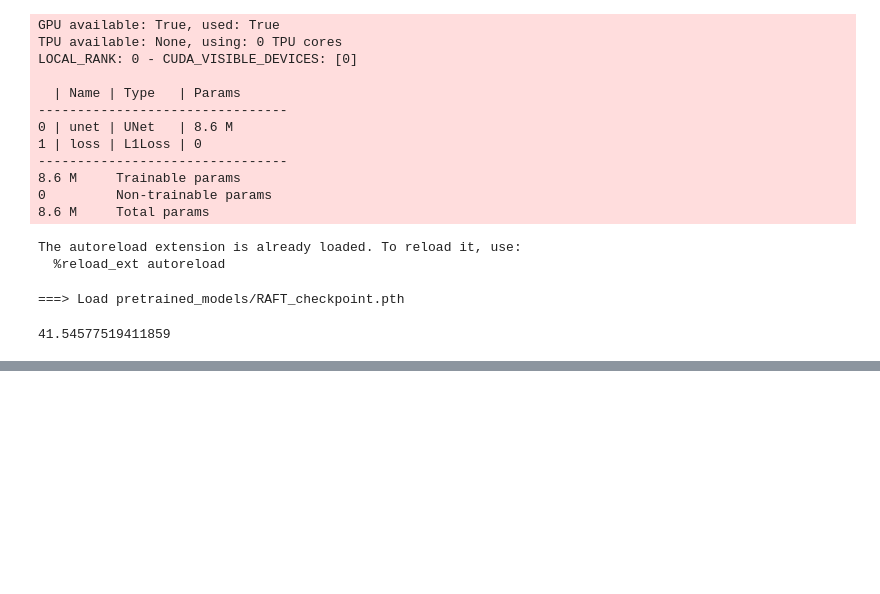
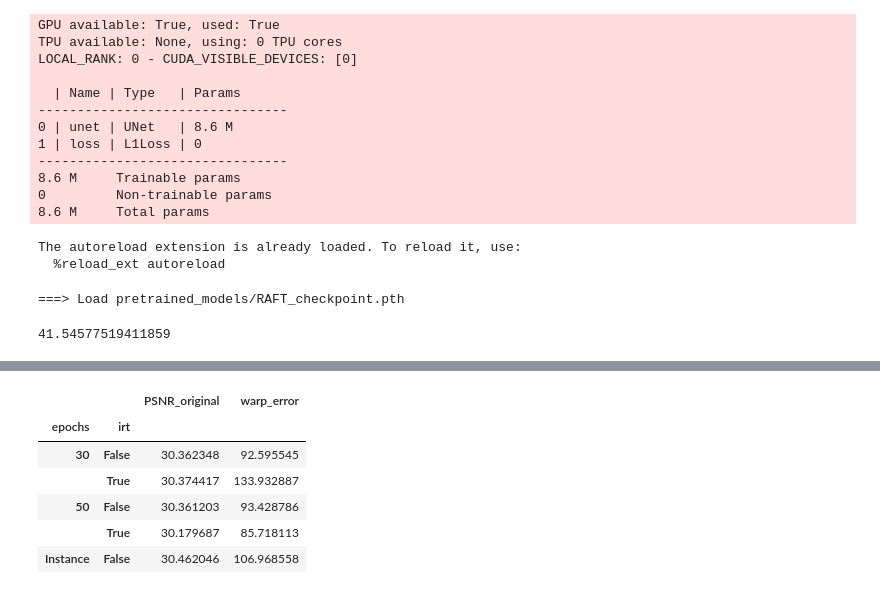
Before and after one commit to nicolas-dufour/instance-video-colorization, a Jupyter notebook: deepvideoprior.ipynb, the cells around one changed output, grey strips where cells are left out. Cells and saved outputs as stored; diff of their text form; code cells hidden in the pictures; blank space fills up the shorter version.

```diff
--- a/deepvideoprior.ipynb
+++ b/deepvideoprior.ipynb
@@ -262,0 +491,2 @@ df
+# %%
+df['epochs+irt+prior'] = df['epochs']+df['irt'].astype('str')+df['prior'].astype('str')
@@ -262,0 +498,2 @@ df
+# %%
+df.loc[df['epochs'].isnull(),'epochs'] ='Instance'
@@ -262,0 +516,10 @@ df
+# %%
+df[df['PSNR_original']>28].groupby(['epochs','irt']).mean()
+# %% [output]
+|  |  | PSNR_original | warp_error |
+| epochs | irt |  |  |
+| 30 | False | 30.362348 | 92.595545 |
+|  | True | 30.374417 | 133.932887 |
+| 50 | False | 30.361203 | 93.428786 |
+|  | True | 30.179687 | 85.718113 |
+| Instance | False | 30.462046 | 106.968558 |
```
Also changed, not shown: parts of 17 cells of this notebook.
